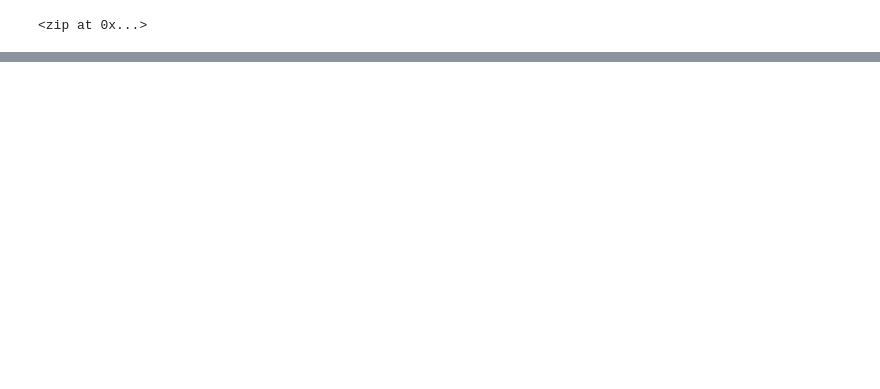
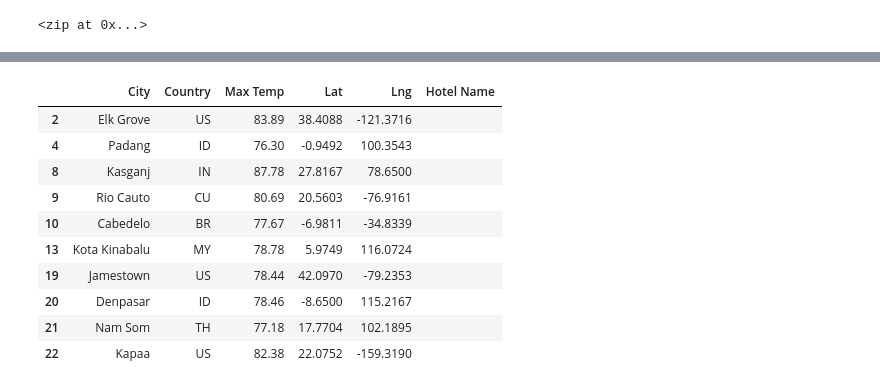
Before and after one commit to AbeSchnake/World_Weather_Analysis, a Jupyter notebook: WeatherPy.ipynb, the cells around one changed output, grey strips where cells are left out. Drawn from its saved outputs; the diff is of its cells as text; code cells hidden in the pictures; blank space fills up the shorter version.

```diff
--- a/WeatherPy.ipynb
+++ b/WeatherPy.ipynb
@@ -368,0 +486,17 @@ plot_linear_regression(x_values, y_values,
+# %%
+# Create DataFrame called hotel_df to store hotel names along with city, country, max temp, and coordinates.
+hotel_df = preferred_cities_df[["City", "Country", "Max Temp", "Lat", "Lng"]].copy()
+hotel_df["Hotel Name"] = ""
+hotel_df.head(10)
+# %% [output]
+|  | City | Country | Max Temp | Lat | Lng | Hotel Name |
+| 2 | Elk Grove | US | 83.89 | 38.4088 | -121.3716 |  |
+| 4 | Padang | ID | 76.30 | -0.9492 | 100.3543 |  |
+| 8 | Kasganj | IN | 87.78 | 27.8167 | 78.6500 |  |
+| 9 | Rio Cauto | CU | 80.69 | 20.5603 | -76.9161 |  |
+| 10 | Cabedelo | BR | 77.67 | -6.9811 | -34.8339 |  |
+| 13 | Kota Kinabalu | MY | 78.78 | 5.9749 | 116.0724 |  |
+| 19 | Jamestown | US | 78.44 | 42.0970 | -79.2353 |  |
+| 20 | Denpasar | ID | 78.46 | -8.6500 | 115.2167 |  |
+| 21 | Nam Som | TH | 77.18 | 17.7704 | 102.1895 |  |
+| 22 | Kapaa | US | 82.38 | 22.0752 | -159.3190 |  |
```
Also changed, not shown: parts of 30 cells of this notebook, 7 other files.
